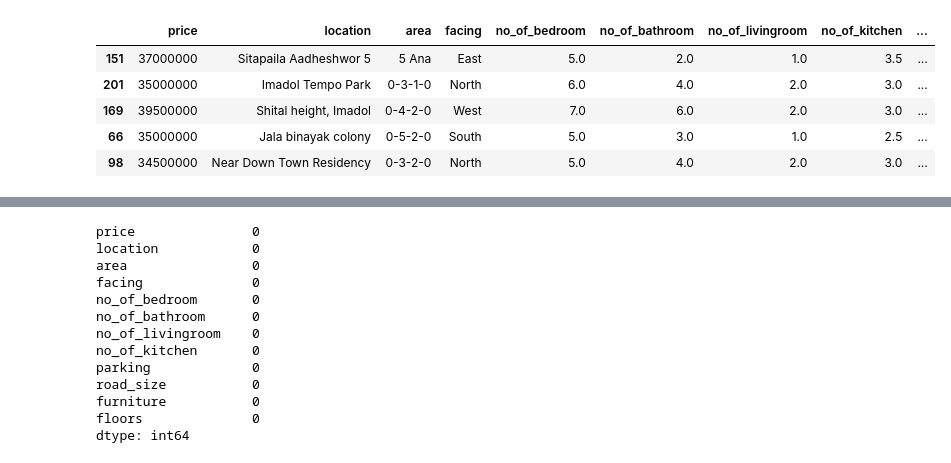
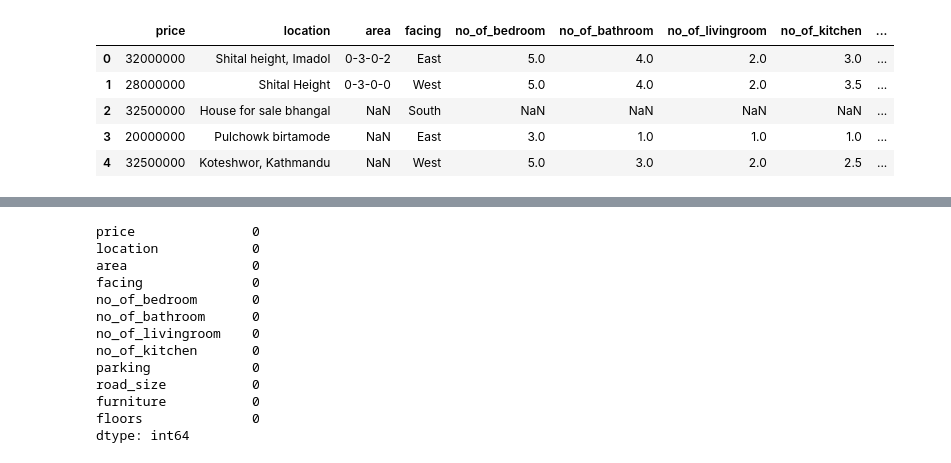
Before and after one commit to Coolsajan/nepalhousingdataset, a Jupyter notebook: baobas/data_pre_processing.ipynb, the cells around one changed output, grey strips where cells are left out. Drawn from its saved outputs; the diff is of its cells as text; code cells hidden in the pictures.

```diff
--- a/baobas/data_pre_processing.ipynb
+++ b/baobas/data_pre_processing.ipynb
@@ -6,14 +6,14 @@ import numpy as np
 #importing dataset
 df_basobas=pd.read_csv('basobas_raw.csv')
 # %%
-df_basobas.sample(5)
+df_basobas.head(5)
 # %% [output]
 |  | price | location | area | facing | no_of_bedroom | no_of_bathroom | no_of_livingroom | no_of_kitchen | ... |
-| 151 | 37000000 | Sitapaila Aadheshwor 5 | 5 Ana | East | 5.0 | 2.0 | 1.0 | 3.5 | ... |
-| 201 | 35000000 | Imadol Tempo Park | 0-3-1-0 | North | 6.0 | 4.0 | 2.0 | 3.0 | ... |
-| 169 | 39500000 | Shital height, Imadol | 0-4-2-0 | West | 7.0 | 6.0 | 2.0 | 3.0 | ... |
-| 66 | 35000000 | Jala binayak colony | 0-5-2-0 | South | 5.0 | 3.0 | 1.0 | 2.5 | ... |
-| 98 | 34500000 | Near Down Town Residency | 0-3-2-0 | North | 5.0 | 4.0 | 2.0 | 3.0 | ... |
+| 0 | 32000000 | Shital height, Imadol | 0-3-0-2 | East | 5.0 | 4.0 | 2.0 | 3.0 | ... |
+| 1 | 28000000 | Shital Height | 0-3-0-0 | West | 5.0 | 4.0 | 2.0 | 3.5 | ... |
+| 2 | 32500000 | House for sale bhangal | NaN | South | NaN | NaN | NaN | NaN | ... |
+| 3 | 20000000 | Pulchowk birtamode | NaN | East | 3.0 | 1.0 | 1.0 | 1.0 | ... |
+| 4 | 32500000 | Koteshwor, Kathmandu | NaN | West | 5.0 | 3.0 | 2.0 | 2.5 | ... |
 # %%
 df_basobas.info()
 # %% [output]
```
Also changed, not shown: parts of 9 cells of this notebook, 10 other files.
